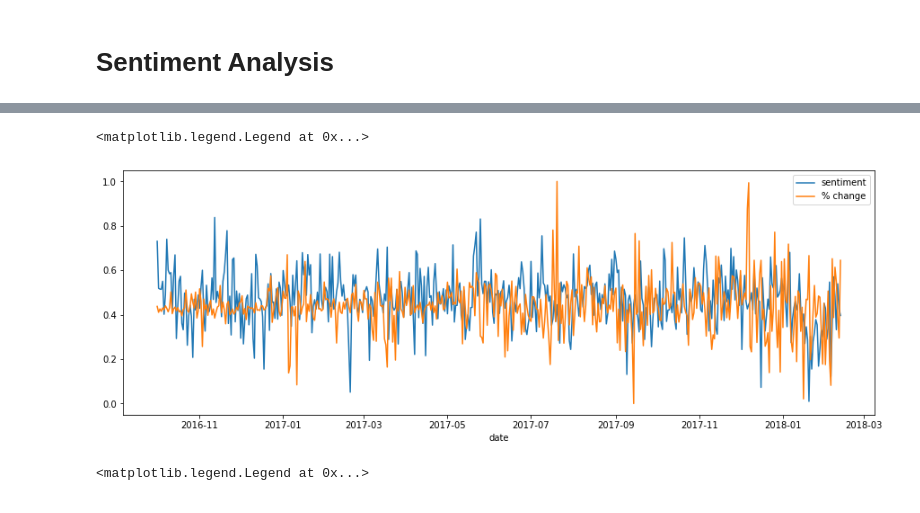
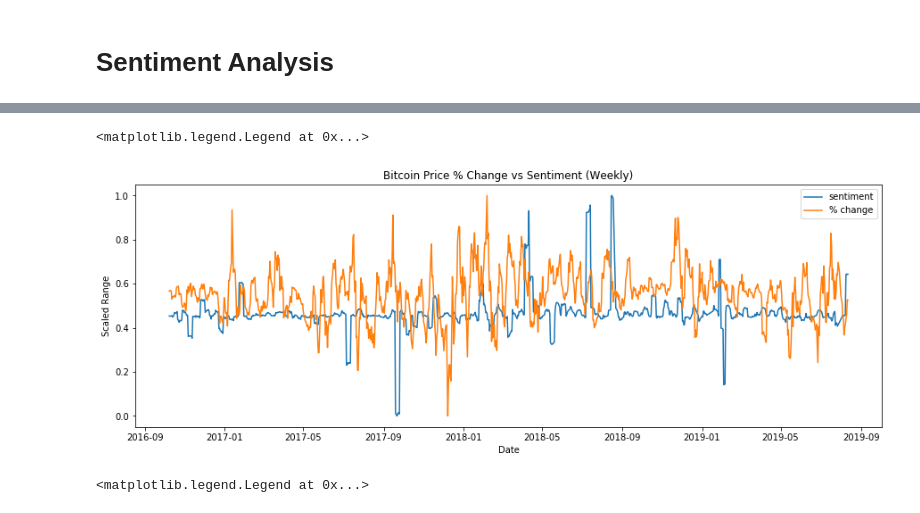
Before and after one commit to silvernine209/nlp_bitcoin_trading, a Jupyter notebook: bitcoin_trader_v2.ipynb, the cells around one changed output, grey strips where cells are left out. Drawn from its saved outputs; the diff is of its cells as text; code cells hidden in the pictures.

```diff
--- a/bitcoin_trader_v2.ipynb
+++ b/bitcoin_trader_v2.ipynb
@@ -765,6 +765,6 @@ end_date = max(df_news_clean['date']).strftime("%Y%m%d")
 
 df_price = scrape_bitcoin_price(start_date,end_date)
 
-# Add percent change column
-df_price['open2']=df_price['open'].shift(-1).copy()
-df_price['percent_change']=(df_price['open2']-df_price['open'])/df_price['open']*100
+# # Add percent change column
+# df_price['open2']=df_price['open'].shift(-1).copy()
+# df_price['percent_change']=(df_price['open2']-df_price['open'])/df_price['open']*100
@@ -796,6 +786,6 @@ df_sentiment = pd.DataFrame(scores)
 # Concat news dataframe with sentiment dataframe
 df_news_clean = pd.concat([df_news_clean,df_sentiment],axis=1)
 # %%
-# get daily sentiment score by getting mean of sentiments
-daily_sentiment = df_news_clean.groupby(['date'], as_index=False).mean().copy()
-daily_sentiment.head()
+# get daily sentiment score by getting mean of sentiments & concat it with bitcoin price data
+df_daily = df_news_clean.groupby(['date'], as_index=False).mean().copy()
+df_daily = pd.concat([df_daily,df_price[['open', 'high', 'low', 'close', 'volume', 'market_cap']]],axis=1)
@@ -808,0 +813,7 @@ daily_sentiment.head()
+# %%
+df_daily['percent_change_daily_open'] = (df_daily['open'].shift(1)-df_daily['open'])/df_daily['open'].shift(1)
+df_daily['percent_change_wkly_open'] = df_daily['percent_change_daily_open'].rolling(7).mean()
+df_daily['percent_change_daily_close'] = (df_daily['close'].shift(1)-df_daily['close'])/df_daily['close'].shift(1)
+df_daily['percent_change_wkly_close'] = df_daily['percent_change_daily_close'].rolling(7).mean()
+df_daily['percent_change_daily_sentiment'] = (df_daily['compound'].shift(1)-df_daily['compound'])/df_daily['compound'].shift(1)
+df_daily['percent_change_wkly_sentiment'] = df_daily['percent_change_daily_sentiment'].rolling(7).mean()
@@ -866,14 +902,19 @@ plt.legend(['sentiment','% change'])
 # %%
 min_max_scaler = preprocessing.MinMaxScaler()
 
+mask = ((df_daily['percent_change_wkly_sentiment']>-30)&(df_daily['percent_change_wkly_sentiment']<30))
+
 plt.figure(figsize=(15,5))
-sns.lineplot(x=daily_sentiment['date'][0:500],y=min_max_scaler.fit_transform(daily_sentiment['compound'].values.reshape(-1,1)).reshape(-1)[0:500])
-sns.lineplot(x=df_price['date'][0:500],y=min_max_scaler.fit_transform(df_price['percent_change'].values.reshape(-1,1)).reshape(-1)[0:500])
+sns.lineplot(x=df_daily['date'][mask],y=min_max_scaler.fit_transform(df_daily['percent_change_wkly_sentiment'][mask].values.reshape(-1,1)).reshape(-1))
+sns.lineplot(x=df_daily['date'],y=min_max_scaler.fit_transform(df_daily['percent_change_wkly_open'].values.reshape(-1,1)).reshape(-1))
 
+plt.xlabel('Date')
+plt.ylabel('Scaled Range')
+plt.title('Bitcoin Price % Change vs Sentiment (Weekly)')
 plt.legend(['sentiment','% change'])
 # %% [output]
 <matplotlib.legend.Legend at 0x...>
-[figure, old version]
+[figure, new version]
 # %%
 min_max_scaler = preprocessing.MinMaxScaler()
 
```
Also changed, not shown: parts of 11 cells of this notebook.
